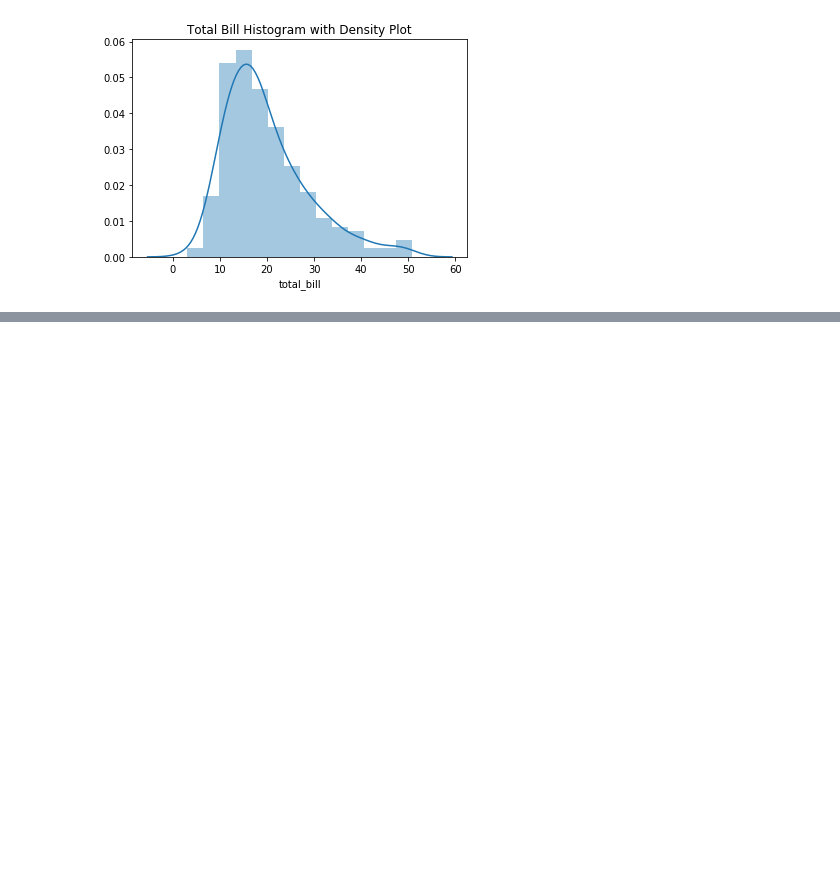
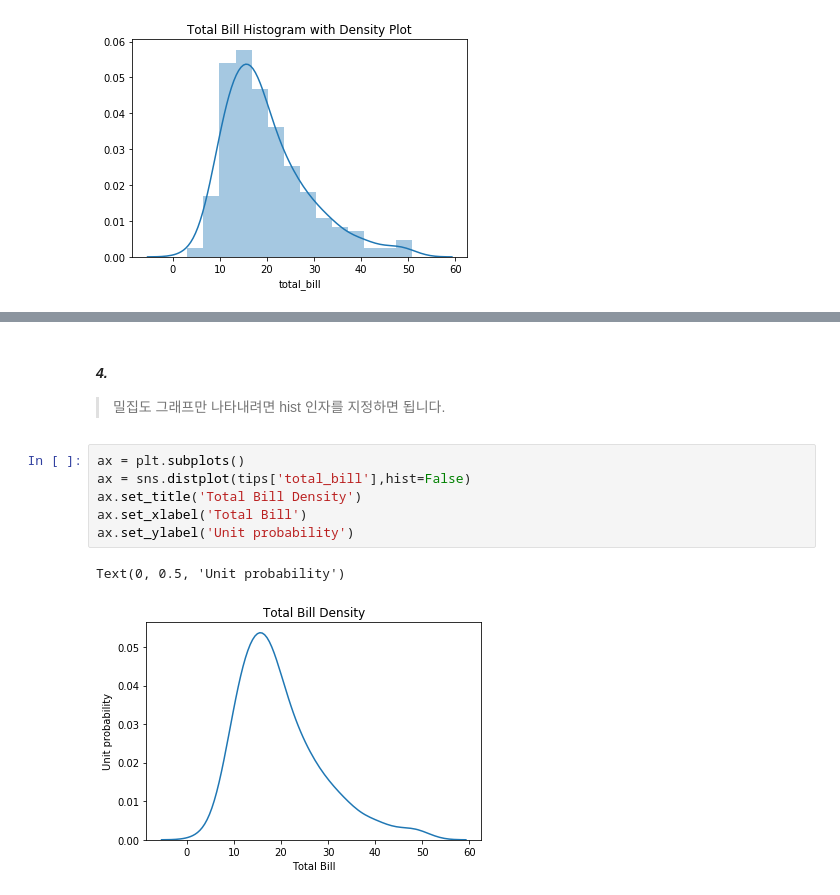
Before and after one commit to GeniusGun/python, a Jupyter notebook: pandas/pandas_04.ipynb, the cells around one changed output, grey strips where cells are left out. Drawn from its saved outputs; the diff is of its cells as text; blank space fills up the shorter version.

```diff
--- a/pandas/pandas_04.ipynb
+++ b/pandas/pandas_04.ipynb
@@ -336,0 +351,12 @@ Text(0.5, 1.0, 'Total Bill Histogram with Density Plot')
+# %% [markdown]
+#### _4._
+>밀집도 그래프만 나타내려면 hist 인자를 지정하면 됩니다.
+# %%
+ax = plt.subplots()
+ax = sns.distplot(tips['total_bill'],hist=False)
+ax.set_title('Total Bill Density')
+ax.set_xlabel('Total Bill')
+ax.set_ylabel('Unit probability')
+# %% [output]
+Text(0, 0.5, 'Unit probability')
+[figure, added]
```
Also changed, not shown: parts of 12 cells of this notebook.
